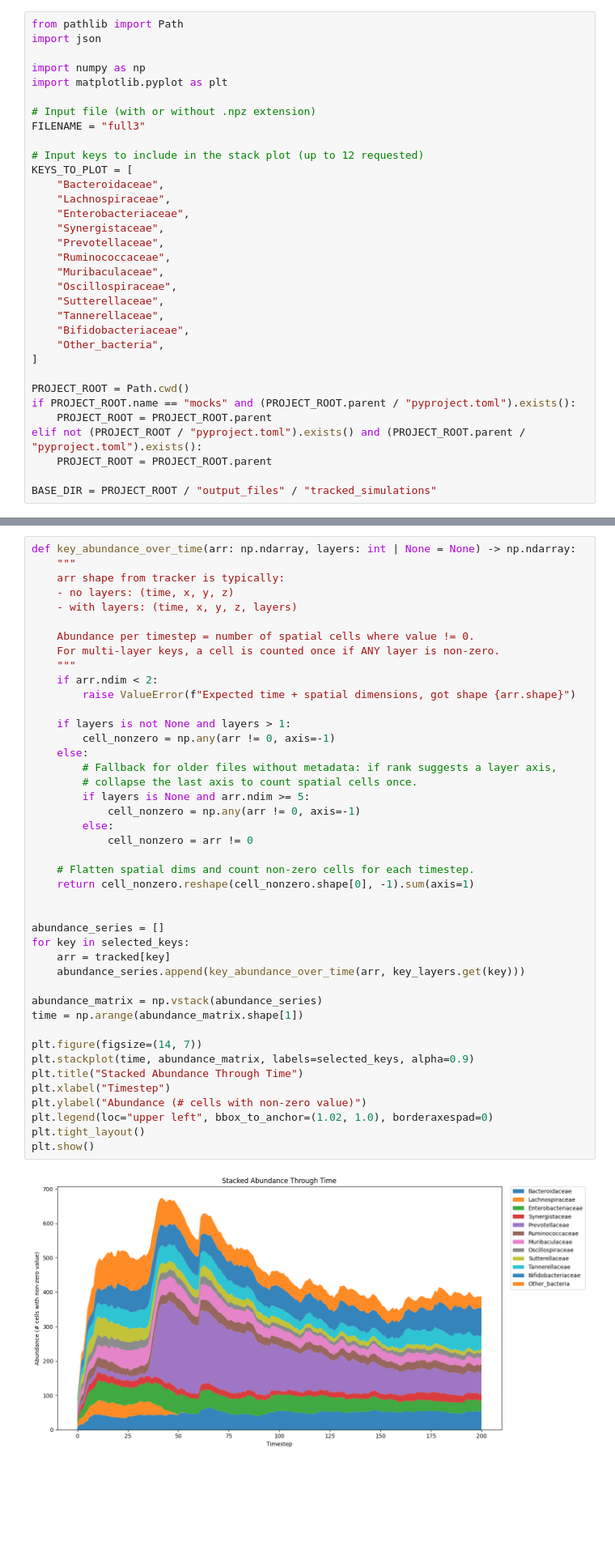
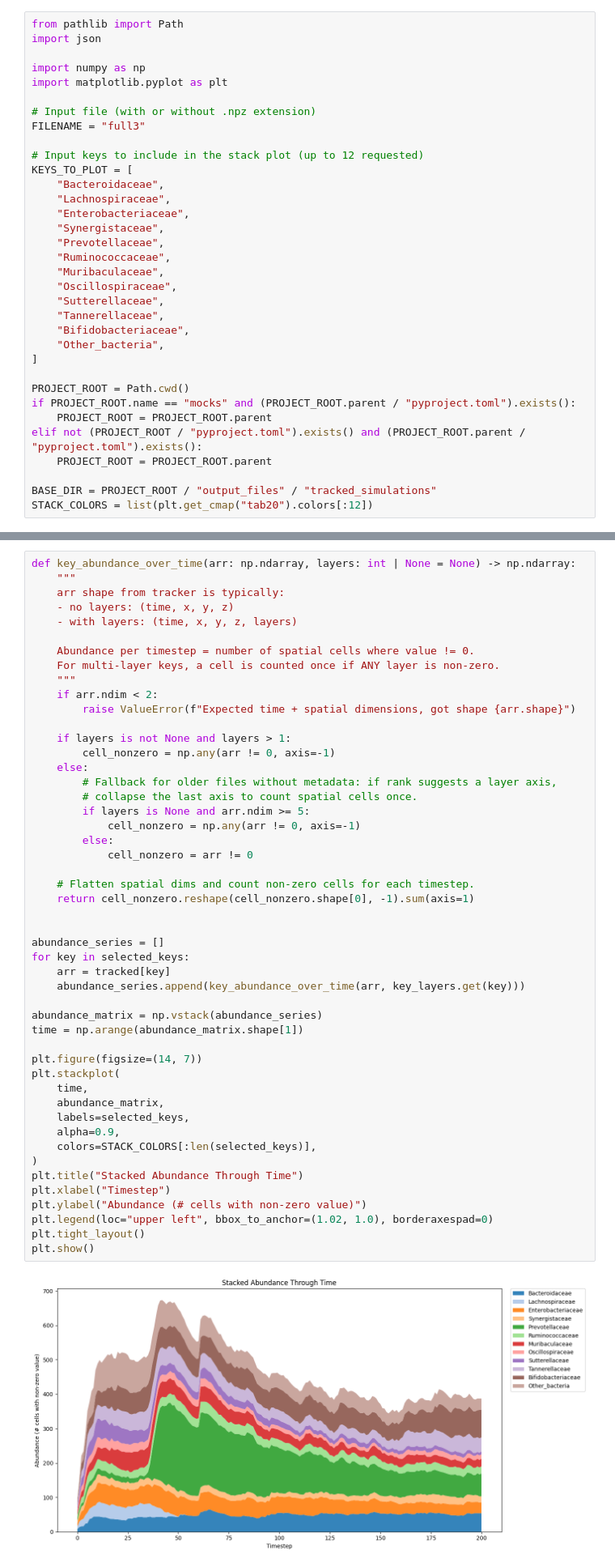
Before and after one commit to MaruStalmach/Cellular-Automata, a Jupyter notebook: mocks/data_visualisation.ipynb, the cells around one changed output, grey strips where cells are left out. Shown at 81% size. Saved outputs shown, nothing was run; the diff lists cells and outputs as text; blank space fills up the shorter version.

```diff
--- a/mocks/data_visualisation.ipynb
+++ b/mocks/data_visualisation.ipynb
@@ -31,6 +31,7 @@ elif not (PROJECT_ROOT / "pyproject.toml").exists() and (PROJECT_ROOT.parent / "
     PROJECT_ROOT = PROJECT_ROOT.parent
 
 BASE_DIR = PROJECT_ROOT / "output_files" / "tracked_simulations"
+STACK_COLORS = list(plt.get_cmap("tab20").colors[:12])
 # %%
 def resolve_npz_path(filename: str) -> Path:
     candidate = Path(filename)
@@ -104,32 +105,38 @@ def key_abundance_over_time(arr: np.ndarray, layers: int | None = None) -> np.nd
     if layers is not None and layers > 1:
         cell_nonzero = np.any(arr != 0, axis=-1)
     else:
         # Fallback for older files without metadata: if rank suggests a layer axis,
         # collapse the last axis to count spatial cells once.
         if layers is None and arr.ndim >= 5:
             cell_nonzero = np.any(arr != 0, axis=-1)
         else:
             cell_nonzero = arr != 0
 
     # Flatten spatial dims and count non-zero cells for each timestep.
     return cell_nonzero.reshape(cell_nonzero.shape[0], -1).sum(axis=1)
 
 
 abundance_series = []
 for key in selected_keys:
     arr = tracked[key]
     abundance_series.append(key_abundance_over_time(arr, key_layers.get(key)))
 
 abundance_matrix = np.vstack(abundance_series)
 time = np.arange(abundance_matrix.shape[1])
 
 plt.figure(figsize=(14, 7))
-plt.stackplot(time, abundance_matrix, labels=selected_keys, alpha=0.9)
+plt.stackplot(
+    time,
+    abundance_matrix,
+    labels=selected_keys,
+    alpha=0.9,
+    colors=STACK_COLORS[:len(selected_keys)],
+)
 plt.title("Stacked Abundance Through Time")
 plt.xlabel("Timestep")
 plt.ylabel("Abundance (# cells with non-zero value)")
 plt.legend(loc="upper left", bbox_to_anchor=(1.02, 1.0), borderaxespad=0)
 plt.tight_layout()
 plt.show()
 # %% [output]
-[figure, old version]
+[figure, new version]
```
Also changed, not shown: parts of 1 cell of this notebook, 5 other files.
